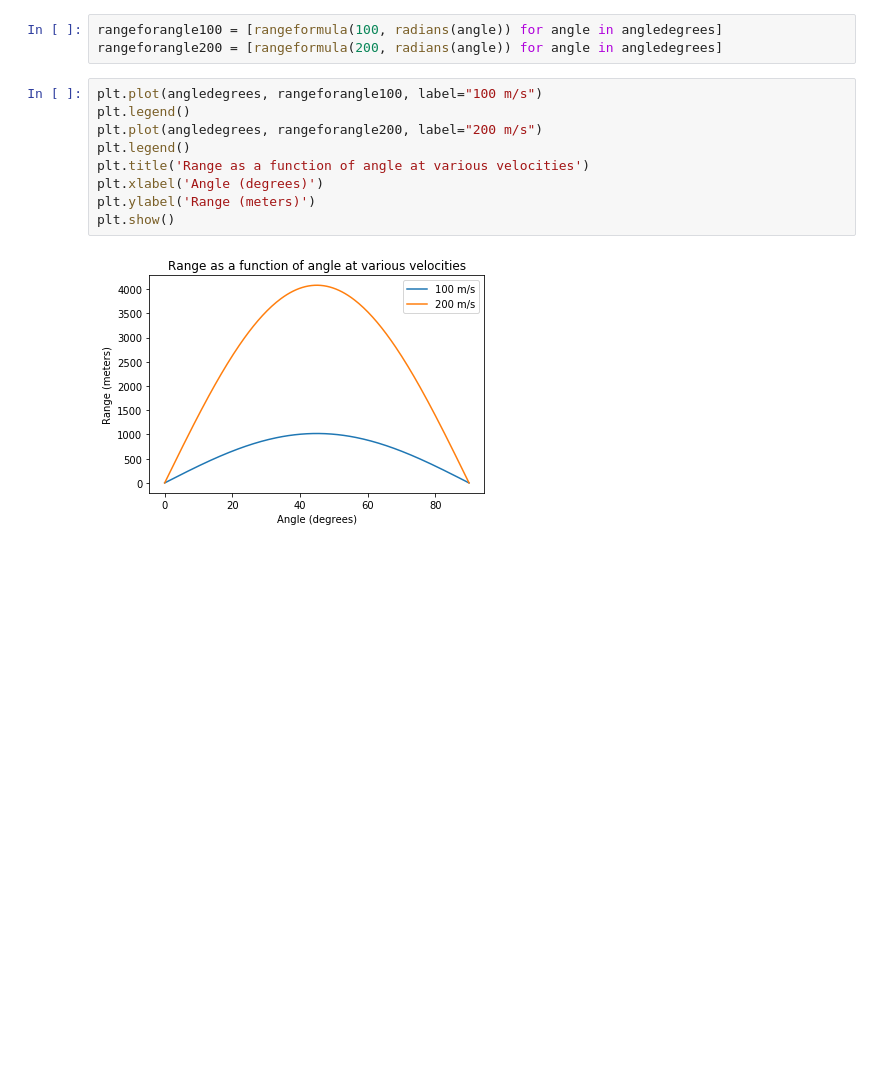
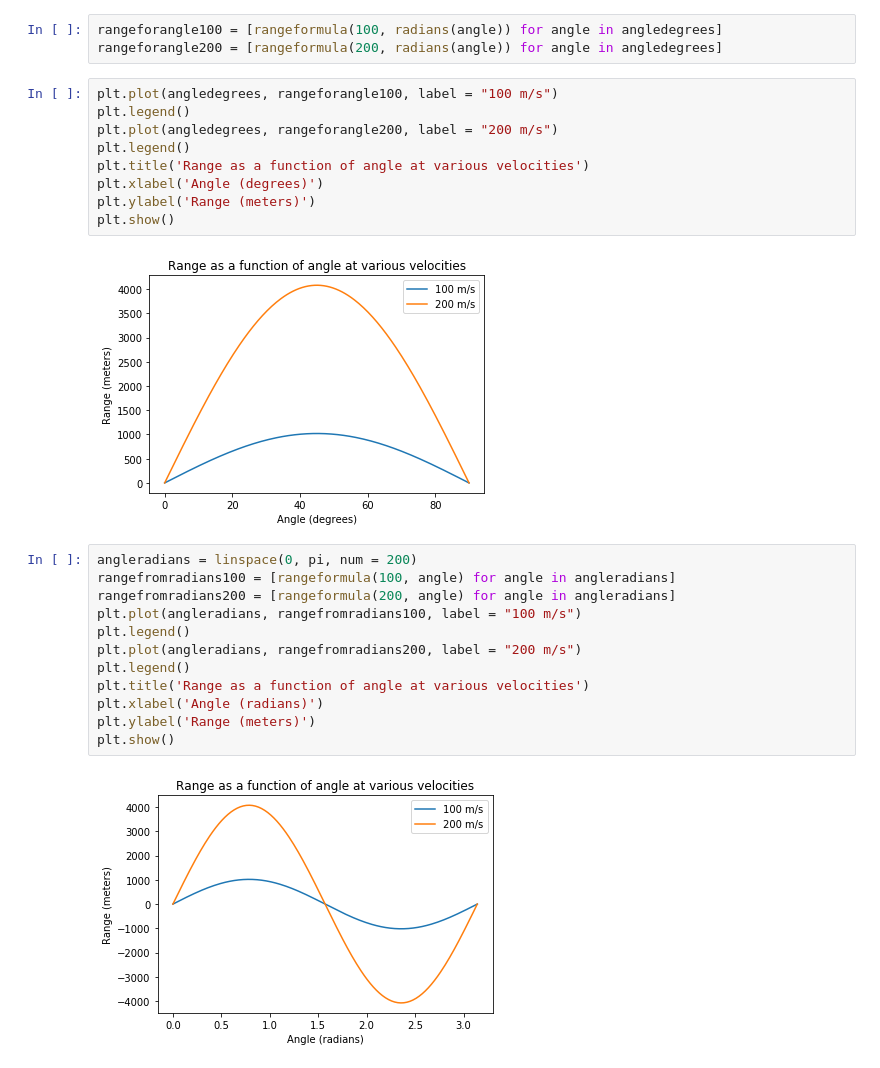
Before and after one commit to garyyli/datascience, a Jupyter notebook: ballistics.ipynb, the cells around one changed output. Cells and saved outputs as stored; diff of their text form; blank space fills up the shorter version.

```diff
--- a/ballistics.ipynb
+++ b/ballistics.ipynb
@@ -24,9 +24,9 @@ plt.show()
 rangeforangle100 = [rangeformula(100, radians(angle)) for angle in angledegrees]
 rangeforangle200 = [rangeformula(200, radians(angle)) for angle in angledegrees]
 # %%
-plt.plot(angledegrees, rangeforangle100, label="100 m/s")
+plt.plot(angledegrees, rangeforangle100, label = "100 m/s")
 plt.legend()
-plt.plot(angledegrees, rangeforangle200, label="200 m/s")
+plt.plot(angledegrees, rangeforangle200, label = "200 m/s")
 plt.legend()
 plt.title('Range as a function of angle at various velocities')
 plt.xlabel('Angle (degrees)')
@@ -34,3 +34,17 @@ plt.ylabel('Range (meters)')
 plt.show()
 # %% [output]
 [figure]
+# %%
+angleradians = linspace(0, pi, num = 200)
+rangefromradians100 = [rangeformula(100, angle) for angle in angleradians]
+rangefromradians200 = [rangeformula(200, angle) for angle in angleradians]
+plt.plot(angleradians, rangefromradians100, label = "100 m/s")
+plt.legend()
+plt.plot(angleradians, rangefromradians200, label = "200 m/s")
+plt.legend()
+plt.title('Range as a function of angle at various velocities')
+plt.xlabel('Angle (radians)')
+plt.ylabel('Range (meters)')
+plt.show()
+# %% [output]
+[figure, added]
```
Also changed, not shown: parts of 4 cells of this notebook.
